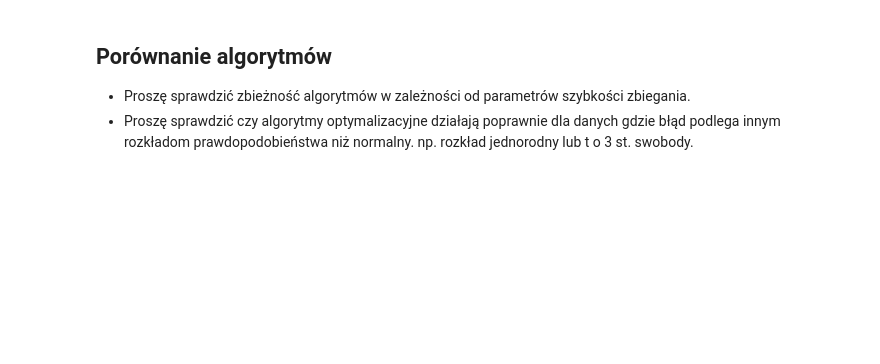
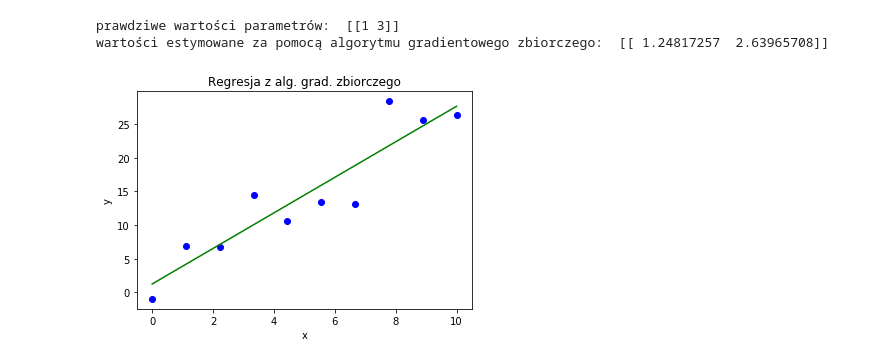
Before and after one commit to AlGepe/MachineLearning_Subject, a Jupyter notebook: Exercises/CW1_UM_Lin_Reg_student.ipynb, the cells around one changed output. Saved outputs shown, nothing was run; the diff lists cells and outputs as text; code cells hidden in the pictures; blank space fills up the shorter version.

```diff
--- a/Exercises/CW1_UM_Lin_Reg_student.ipynb
+++ b/Exercises/CW1_UM_Lin_Reg_student.ipynb
@@ -151,26 +241,26 @@ W ramach ilustracji po każdej iteracji proszę dorysować prostą parametryzowa
 # %%
 def licz_iteracyjnie_batch(X,Y,theta0 = np.array([0,0]).reshape(2,1), alpha = 0.005):
     delta = np.ones(len(theta0)).reshape(len(theta0),1)
-    for i in range(200):
+    for i in range(2000):
         delta = np.zeros((len(theta0),1))
         for ind, x in enumerate(X):
-            # mały x to wejście pojedynczego przykładu
-            x = x.reshape(...)
+            # small x is the entry of a single example
+            x = x.reshape(1, len(x))
             delta += ( np.dot(x,theta0)- Y[ind])*x.T
         theta0 = theta0 - alpha * delta
     return theta0
 
 theta_est = licz_iteracyjnie_batch(X,Y)
 print("prawdziwe wartości parametrów: ", theta.T)
 print("wartości estymowane za pomocą algorytmu gradientowego zbiorczego: ", theta_est.T)
 py.plot(X[:,1], Y,'bo')
 y_reg = np.dot(X,theta_est)
 py.plot(X[:,1],y_reg,'g')
 py.xlabel("x")
 py.ylabel("y")
 py.title(u"Regresja z alg. grad. zbiorczego")
 py.show()
+# %% [output]
+prawdziwe wartości parametrów:  [[1 3]]
+wartości estymowane za pomocą algorytmu gradientowego zbiorczego:  [[ 1.24817257  2.63965708]]
+[figure, added]
-# %% [markdown]
-## Porównanie algorytmów
-* Proszę sprawdzić zbieżność algorytmów w zależności od parametrów szybkości zbiegania.
-* Proszę sprawdzić czy algorytmy optymalizacyjne działają poprawnie dla danych gdzie błąd podlega innym rozkładom prawdopodobieństwa niż normalny. np. rozkład jednorodny lub  t o 3 st. swobody.
```
Also changed, not shown: parts of 48 cells of this notebook, 4 other files.
